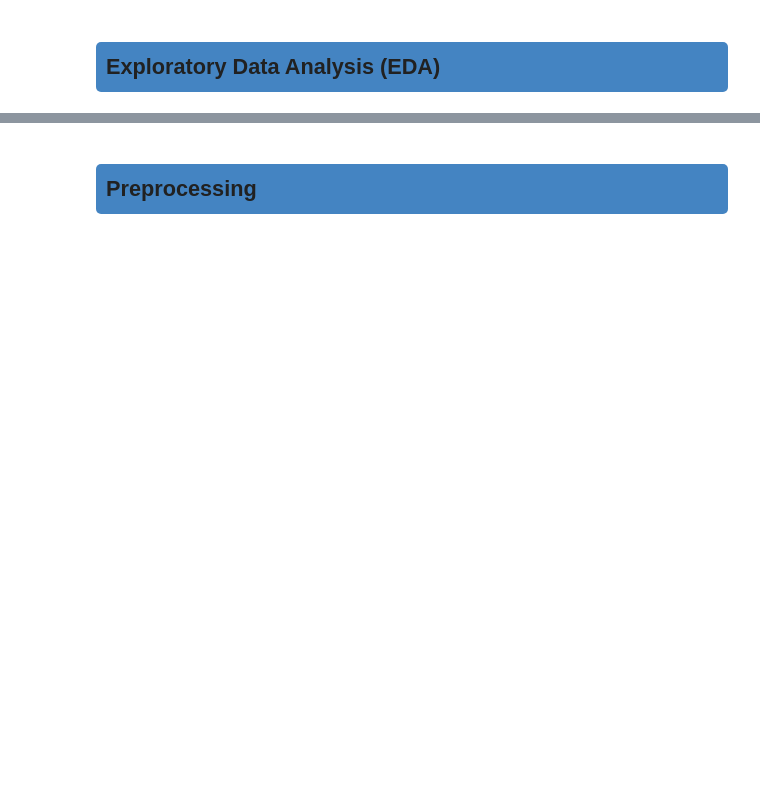
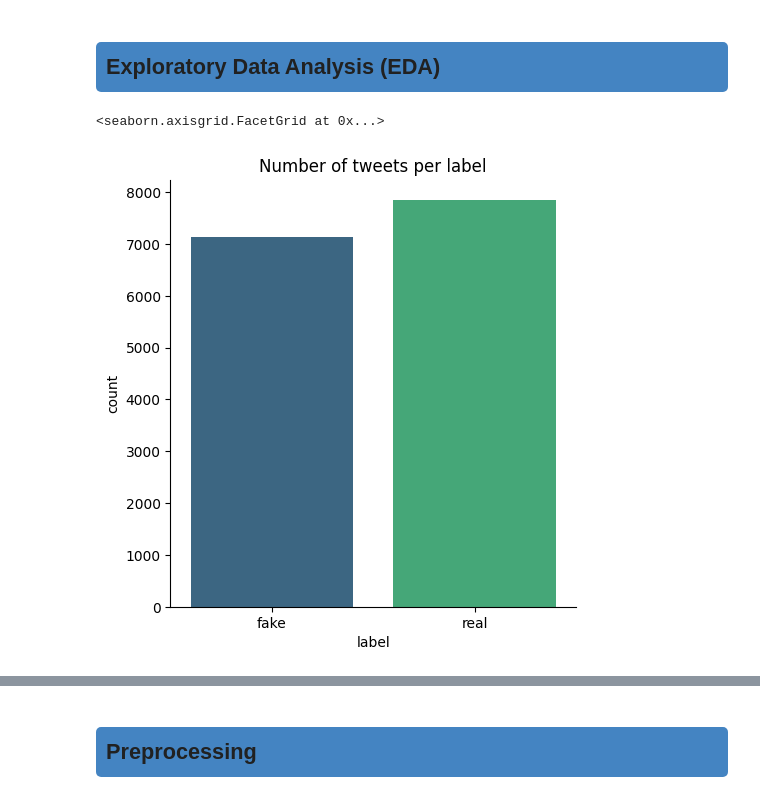
Before and after one commit to MiguelAruiz/MachineLearning-24-25-ProgressTasks, a Jupyter notebook: Progress_Task_3/Preprocessing.ipynb, the cells around one changed output, grey strips where cells are left out. Saved outputs shown, nothing was run; the diff lists cells and outputs as text; code cells hidden in the pictures; blank space fills up the shorter version.

```diff
--- a/Progress_Task_3/Preprocessing.ipynb
+++ b/Progress_Task_3/Preprocessing.ipynb
@@ -17,0 +29,9 @@ Source: [Fighting an Infodemic: COVID-19 Fake News Dataset](https://arxiv.org/pd
+# %%
+DATA = 'data/'
+test = pd.read_csv(DATA + 'Constraint_English_Test.csv', delimiter=';', encoding='utf-8')
+train = pd.read_csv(DATA + 'Constraint_English_Train.csv', delimiter=';', encoding='utf-8')
+val = pd.read_csv(DATA + 'Constraint_English_Val.csv', delimiter=';', encoding='utf-8')
+# %%
+tweets = pd.concat([train, val, test], ignore_index=True)
+tweets.drop(columns=['id'], inplace=True)
+tweets['tweet'] = tweets['tweet'].apply(html.unescape)
@@ -18,2 +49,8 @@ Source: [Fighting an Infodemic: COVID-19 Fake News Dataset](https://arxiv.org/pd
 # %% [markdown]
 ## <div style="border: 3px solid #FFFFF; padding: 10px; border-radius: 5px; background-color: #4484c2;">Exploratory Data Analysis (EDA)</div>
+# %%
+p = sns.catplot(x='label', hue='label', kind='count', data=tweets, palette='viridis')
+p.set(title='Number of tweets per label')
+# %% [output]
+<seaborn.axisgrid.FacetGrid at 0x...>
+[figure, added]
```
Also changed, not shown: parts of 33 cells of this notebook, 1 other file.
